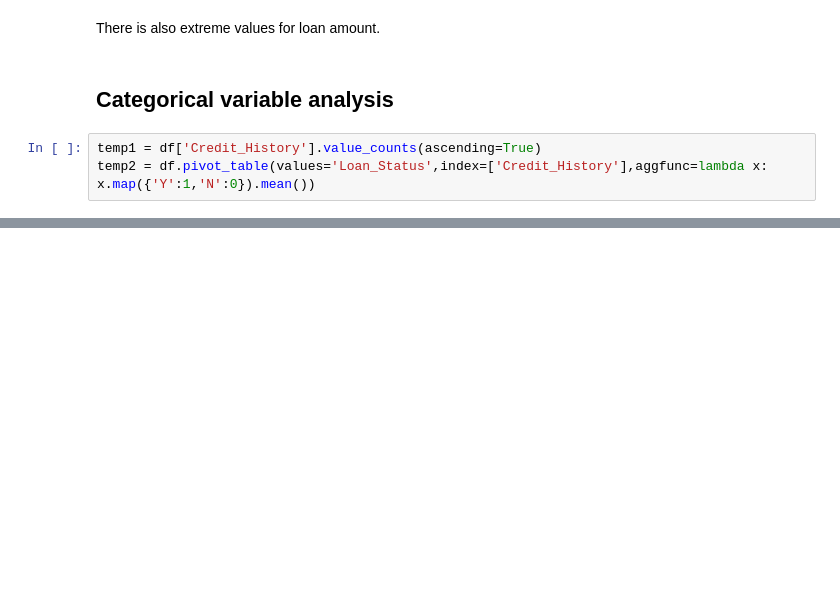
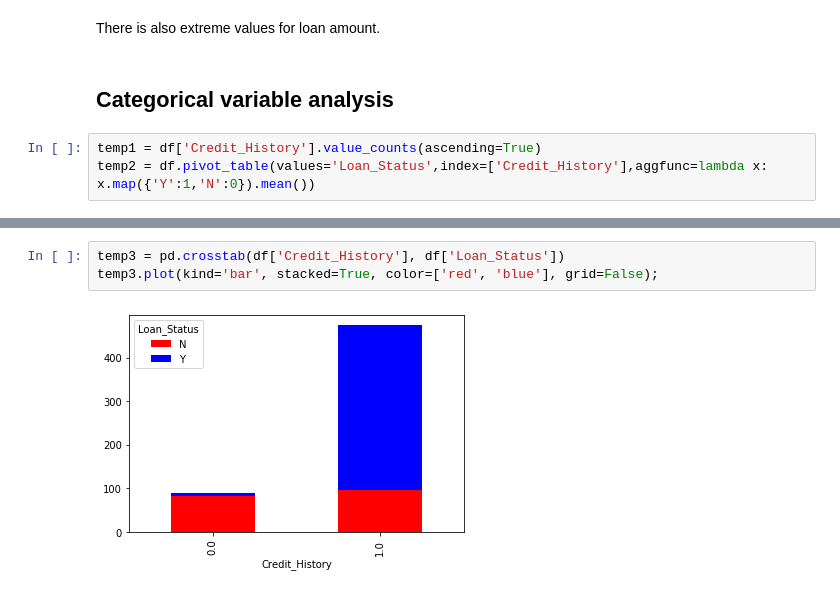
Before and after one commit to ibacaraujo/learning-path-data-scientist, a Jupyter notebook: introduction_pandas_numpy_part1.ipynb, the cells around one changed output, grey strips where cells are left out. Drawn from its saved outputs; the diff is of its cells as text; blank space fills up the shorter version.

```diff
--- a/introduction_pandas_numpy_part1.ipynb
+++ b/introduction_pandas_numpy_part1.ipynb
@@ -130,0 +150,5 @@ ax2.set_title('Probability of getting loan by credit history')
+# %%
+temp3 = pd.crosstab(df['Credit_History'], df['Loan_Status'])
+temp3.plot(kind='bar', stacked=True, color=['red', 'blue'], grid=False);
+# %% [output]
+[figure, added]
```
Also changed, not shown: parts of 19 cells of this notebook.
